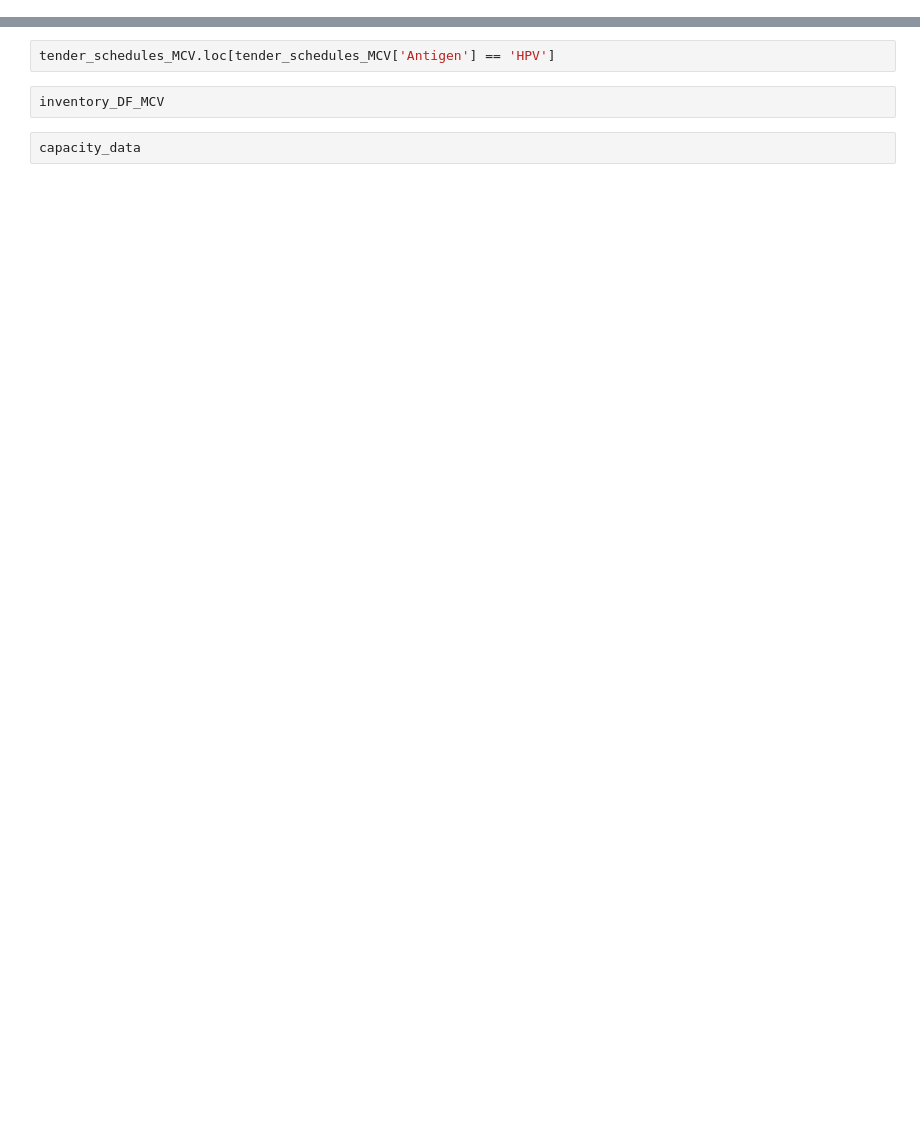
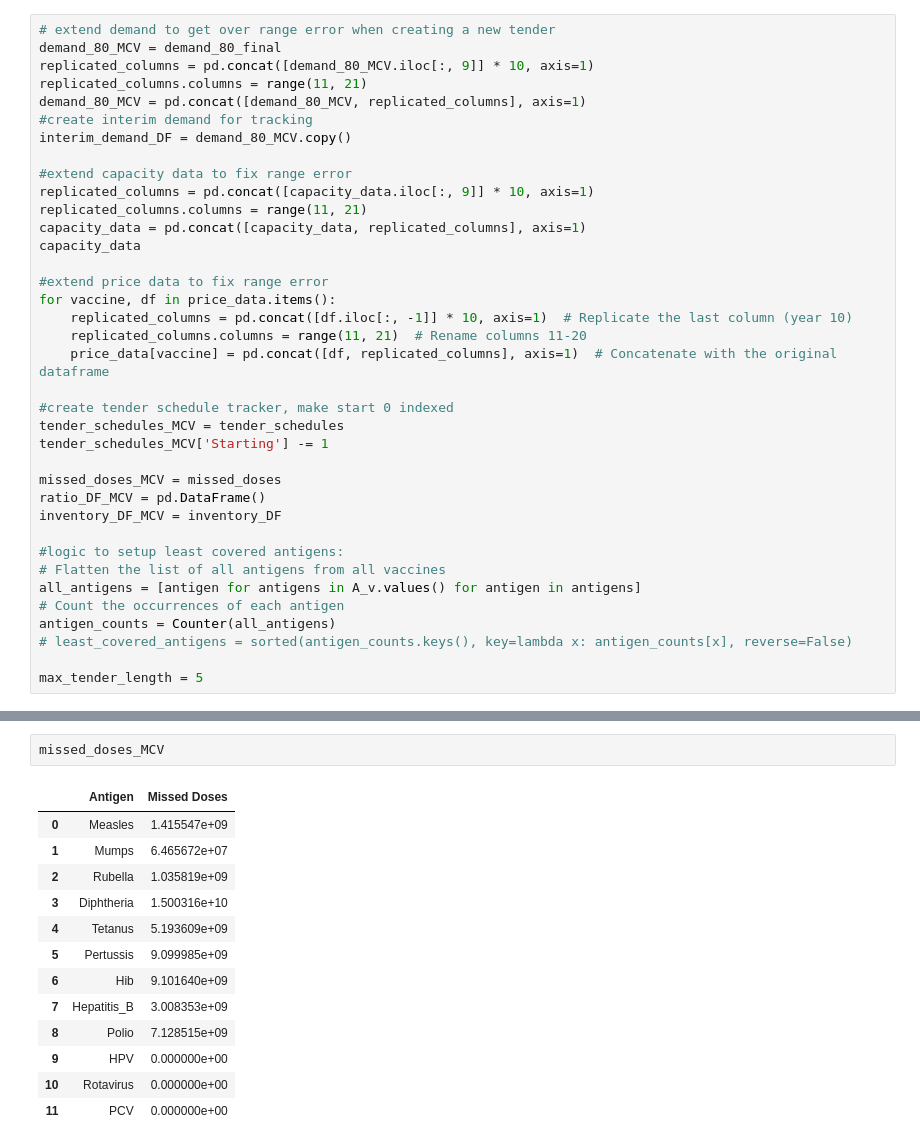
Before and after one commit to nuhorchak/Vaccine_Tender, a Jupyter notebook: Heuristic/heuristic_tenderer.ipynb, the cells around one changed output, grey strips where cells are left out. Cells and saved outputs as stored; diff of their text form; blank space fills up the shorter version.

Commit message:
working tender; updating vaccine allocation

```diff
--- a/Heuristic/heuristic_tenderer.ipynb
+++ b/Heuristic/heuristic_tenderer.ipynb
@@ -72,0 +21,37 @@ capacity_data = pd.read_excel(capacity_path, sheet_name='base_capacity')
+# %%
+# extend demand to get over range error when creating a new tender
+demand_80_MCV = demand_80_final
+replicated_columns = pd.concat([demand_80_MCV.iloc[:, 9]] * 10, axis=1)
+replicated_columns.columns = range(11, 21)
+demand_80_MCV = pd.concat([demand_80_MCV, replicated_columns], axis=1)
+#create interim demand for tracking
+interim_demand_DF = demand_80_MCV.copy()
+
+#extend capacity data to fix range error
+replicated_columns = pd.concat([capacity_data.iloc[:, 9]] * 10, axis=1)
+replicated_columns.columns = range(11, 21)
+capacity_data = pd.concat([capacity_data, replicated_columns], axis=1)
+capacity_data
+
+#extend price data to fix range error
+for vaccine, df in price_data.items():
+    replicated_columns = pd.concat([df.iloc[:, -1]] * 10, axis=1)  # Replicate the last column (year 10)
+    replicated_columns.columns = range(11, 21)  # Rename columns 11-20
+    price_data[vaccine] = pd.concat([df, replicated_columns], axis=1)  # Concatenate with the original dataframe
+
+#create tender schedule tracker, make start 0 indexed
+tender_schedules_MCV = tender_schedules
+tender_schedules_MCV['Starting'] -= 1
+
+missed_doses_MCV = missed_doses
+ratio_DF_MCV = pd.DataFrame()
+inventory_DF_MCV = inventory_DF
+
+#logic to setup least covered antigens:
+# Flatten the list of all antigens from all vaccines
+all_antigens = [antigen for antigens in A_v.values() for antigen in antigens]
+# Count the occurrences of each antigen
+antigen_counts = Counter(all_antigens)
+# least_covered_antigens = sorted(antigen_counts.keys(), key=lambda x: antigen_counts[x], reverse=False)
+
+max_tender_length = 5
@@ -452,6 +405,16 @@ plt.show()
-# %%
-tender_schedules_MCV.loc[tender_schedules_MCV['Antigen'] == 'HPV']
-# %%
-inventory_DF_MCV
-# %%
-capacity_data
+# %%
+missed_doses_MCV
+# %% [output]
+|  | Antigen | Missed Doses |
+| 0 | Measles | 1.415547e+09 |
+| 1 | Mumps | 6.465672e+07 |
+| 2 | Rubella | 1.035819e+09 |
+| 3 | Diphtheria | 1.500316e+10 |
+| 4 | Tetanus | 5.193609e+09 |
+| 5 | Pertussis | 9.099985e+09 |
+| 6 | Hib | 9.101640e+09 |
+| 7 | Hepatitis_B | 3.008353e+09 |
+| 8 | Polio | 7.128515e+09 |
+| 9 | HPV | 0.000000e+00 |
+| 10 | Rotavirus | 0.000000e+00 |
+| 11 | PCV | 0.000000e+00 |
```
Also changed, not shown: parts of 32 cells of this notebook, 17 other files.
